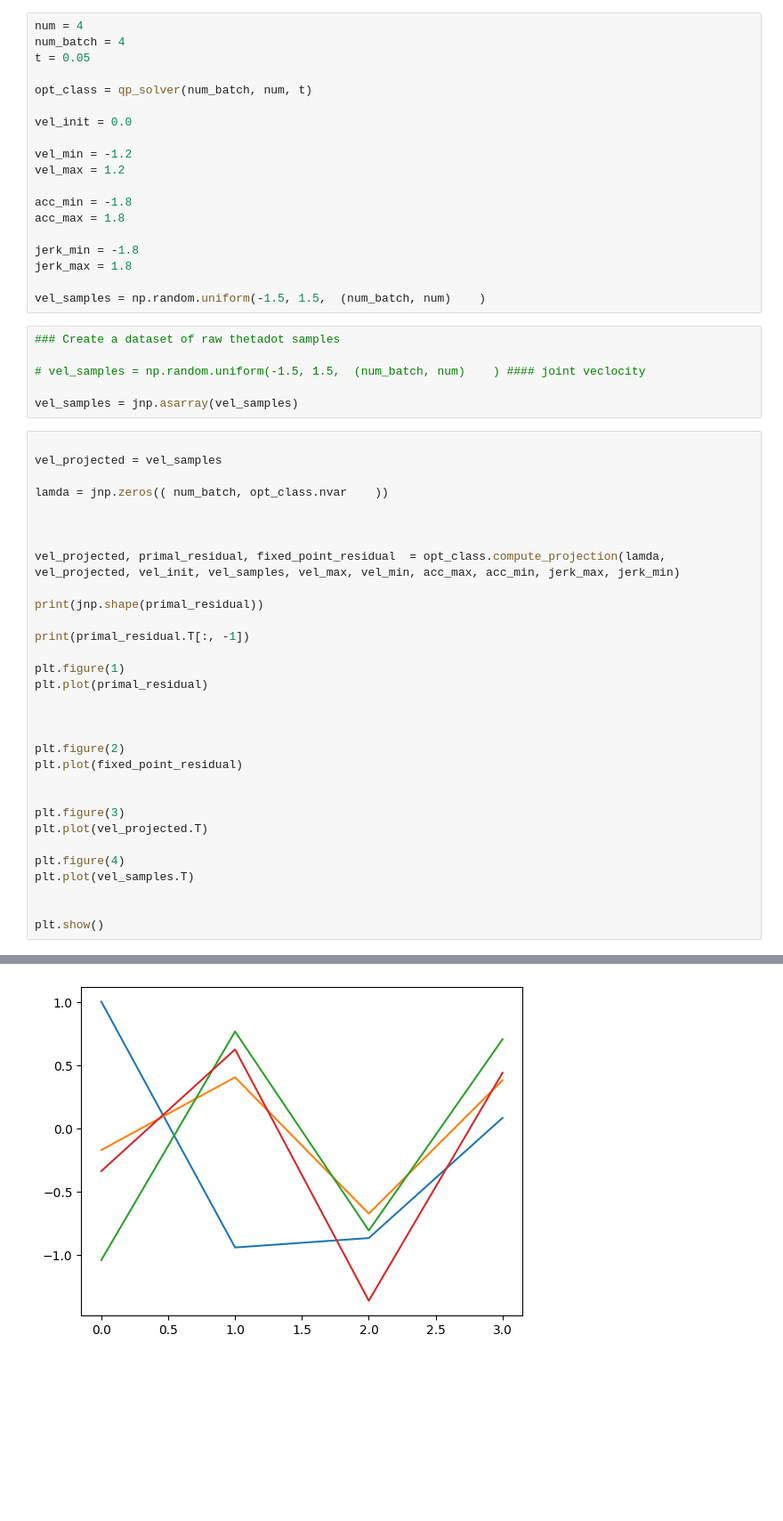
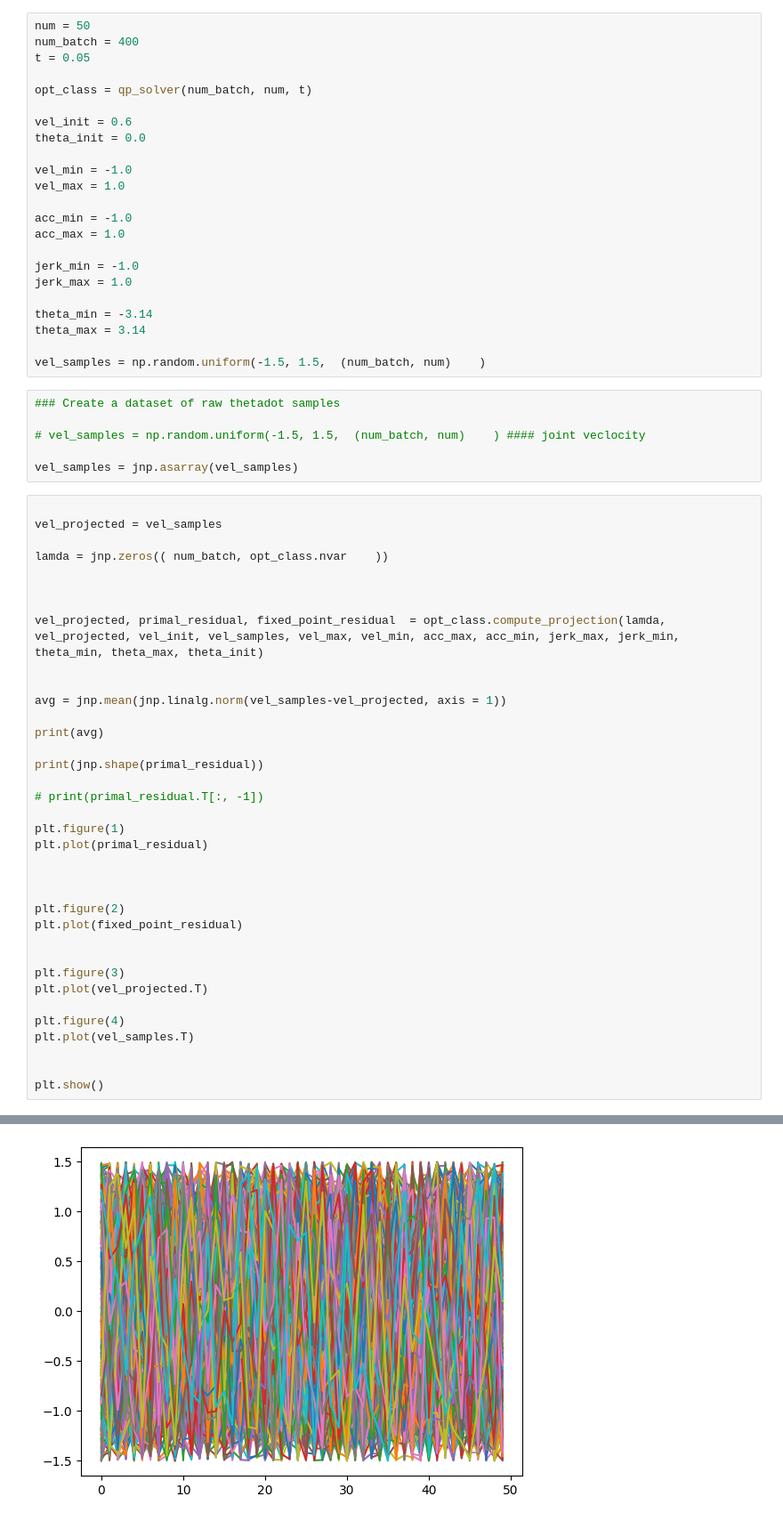
Before and after one commit to arunkumar-singh/Learned_QCQP, a Jupyter notebook: baseline_QP_codes/QP_projection_based_smoothing/main_admm_qp_solver_1.ipynb, the cells around one changed output, grey strips where cells are left out. Shown at 89% size. Saved outputs shown, nothing was run; the diff lists cells and outputs as text; blank space fills up the shorter version.

```diff
--- a/baseline_QP_codes/QP_projection_based_smoothing/main_admm_qp_solver_1.ipynb
+++ b/baseline_QP_codes/QP_projection_based_smoothing/main_admm_qp_solver_1.ipynb
@@ -20,22 +20,26 @@ from admm_qp_solver_1 import qp_solver
 import matplotlib.pyplot as plt
 # jax.config.update("jax_enable_x64", True)
 # %%
-num = 4
-num_batch = 4
+num = 50
+num_batch = 400
 t = 0.05
 
 opt_class = qp_solver(num_batch, num, t)
 
-vel_init = 0.0
+vel_init = 0.6
+theta_init = 0.0
 
-vel_min = -1.2
-vel_max = 1.2
+vel_min = -1.0
+vel_max = 1.0
 
-acc_min = -1.8
-acc_max = 1.8
+acc_min = -1.0
+acc_max = 1.0
 
-jerk_min = -1.8
-jerk_max = 1.8
+jerk_min = -1.0
+jerk_max = 1.0
+
+theta_min = -3.14
+theta_max = 3.14
 
 vel_samples = np.random.uniform(-1.5, 1.5,  (num_batch, num)    )
 # %%
@@ -52,11 +56,16 @@ lamda = jnp.zeros(( num_batch, opt_class.nvar    ))
 
 
 
-vel_projected, primal_residual, fixed_point_residual  = opt_class.compute_projection(lamda, vel_projected, vel_init, vel_samples, vel_max, vel_min, acc_max, acc_min, jerk_max, jerk_min)
+vel_projected, primal_residual, fixed_point_residual  = opt_class.compute_projection(lamda, vel_projected, vel_init, vel_samples, vel_max, vel_min, acc_max, acc_min, jerk_max, jerk_min, theta_min, theta_max, theta_init)
+
+
+avg = jnp.mean(jnp.linalg.norm(vel_samples-vel_projected, axis = 1))
+
+print(avg)
 
 print(jnp.shape(primal_residual))
 
-print(primal_residual.T[:, -1])
+# print(primal_residual.T[:, -1])
 
 plt.figure(1)
 plt.plot(primal_residual)
@@ -84 +93 @@ plt.show()
-[figure, old version]
+[figure, new version]
```
Also changed, not shown: parts of 1 cell of this notebook, 8 other files.
